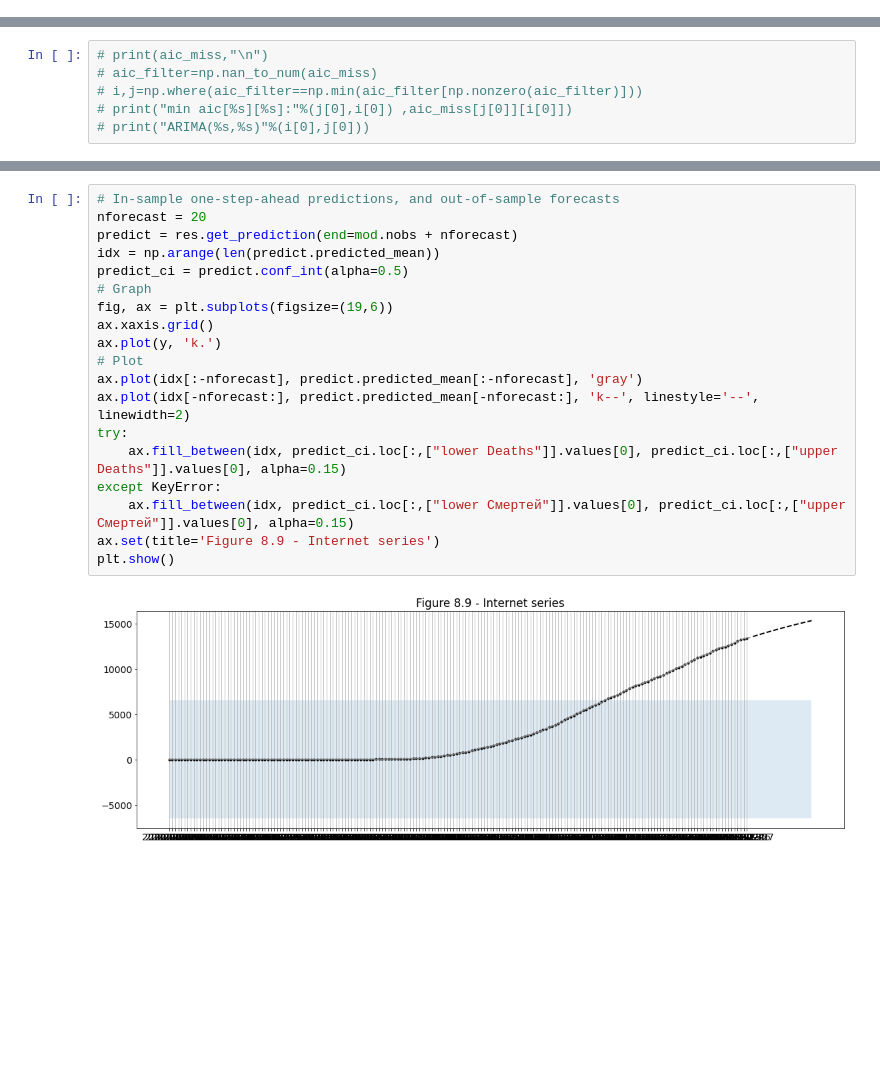
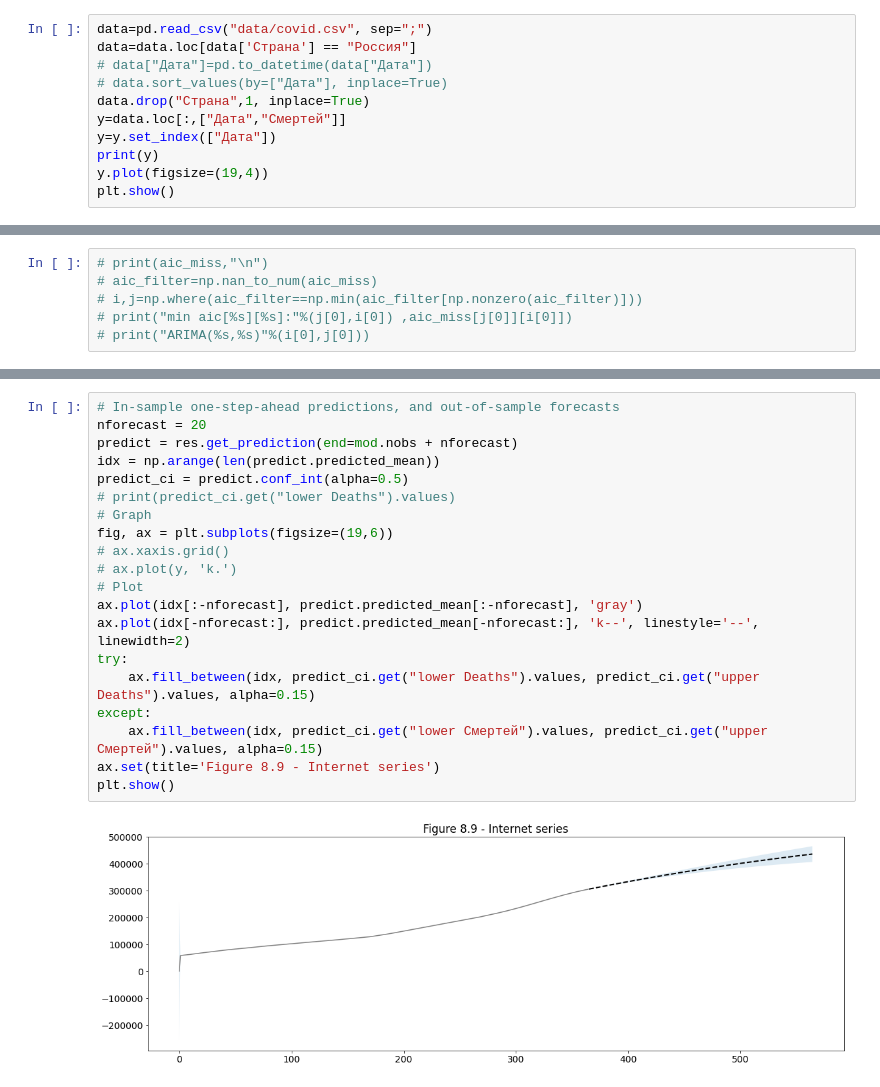
Before and after one commit to Machalkas/ts-covid, a Jupyter notebook: TS.ipynb, the cells around one changed output, grey strips where cells are left out. Cells and saved outputs as stored; diff of their text form; blank space fills up the shorter version.

```diff
--- a/TS.ipynb
+++ b/TS.ipynb
@@ -63,0 +55,11 @@ plt.show()
+# %%
+data=pd.read_csv("data/covid.csv", sep=";")
+data=data.loc[data['Страна'] == "Россия"]
+# data["Дата"]=pd.to_datetime(data["Дата"])
+# data.sort_values(by=["Дата"], inplace=True)
+data.drop("Страна",1, inplace=True)
+y=data.loc[:,["Дата","Смертей"]]
+y=y.set_index(["Дата"])
+print(y)
+y.plot(figsize=(19,4))
+plt.show()
@@ -156,21 +175,22 @@ Warnings:
 # %%
 # In-sample one-step-ahead predictions, and out-of-sample forecasts
 nforecast = 20
 predict = res.get_prediction(end=mod.nobs + nforecast)
 idx = np.arange(len(predict.predicted_mean))
 predict_ci = predict.conf_int(alpha=0.5)
+# print(predict_ci.get("lower Deaths").values)
 # Graph
 fig, ax = plt.subplots(figsize=(19,6))
-ax.xaxis.grid()
-ax.plot(y, 'k.')
+# ax.xaxis.grid()
+# ax.plot(y, 'k.')
 # Plot
 ax.plot(idx[:-nforecast], predict.predicted_mean[:-nforecast], 'gray')
 ax.plot(idx[-nforecast:], predict.predicted_mean[-nforecast:], 'k--', linestyle='--', linewidth=2)
 try:
-    ax.fill_between(idx, predict_ci.loc[:,["lower Deaths"]].values[0], predict_ci.loc[:,["upper Deaths"]].values[0], alpha=0.15)
-except KeyError:
-    ax.fill_between(idx, predict_ci.loc[:,["lower Смертей"]].values[0], predict_ci.loc[:,["upper Смертей"]].values[0], alpha=0.15)
+    ax.fill_between(idx, predict_ci.get("lower Deaths").values, predict_ci.get("upper Deaths").values, alpha=0.15)
+except:
+    ax.fill_between(idx, predict_ci.get("lower Смертей").values, predict_ci.get("upper Смертей").values, alpha=0.15)
 ax.set(title='Figure 8.9 - Internet series')
 plt.show()
 # %% [output]
-[figure, old version]
+[figure, new version]
```
Also changed, not shown: parts of 4 cells of this notebook, 3 other files.
